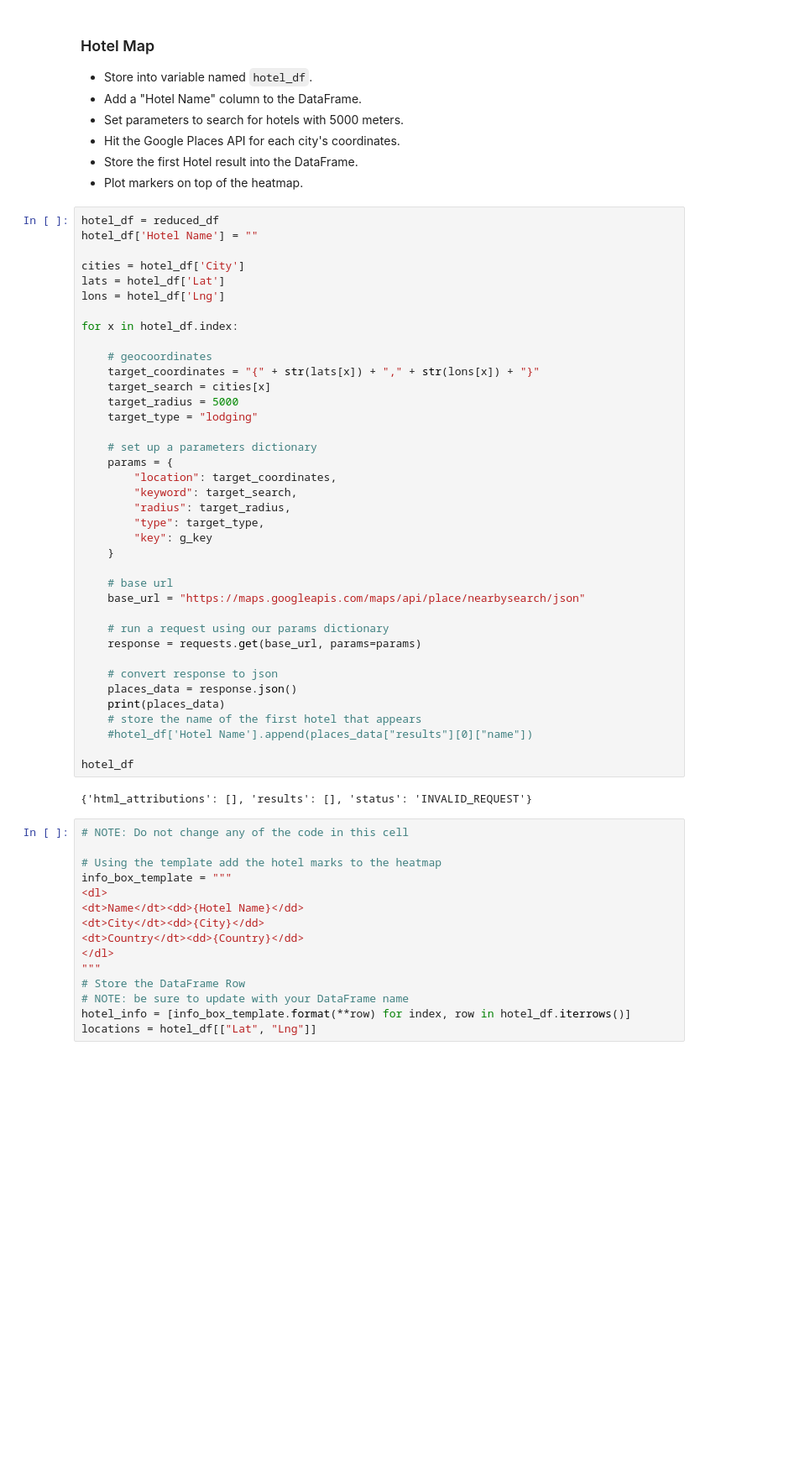
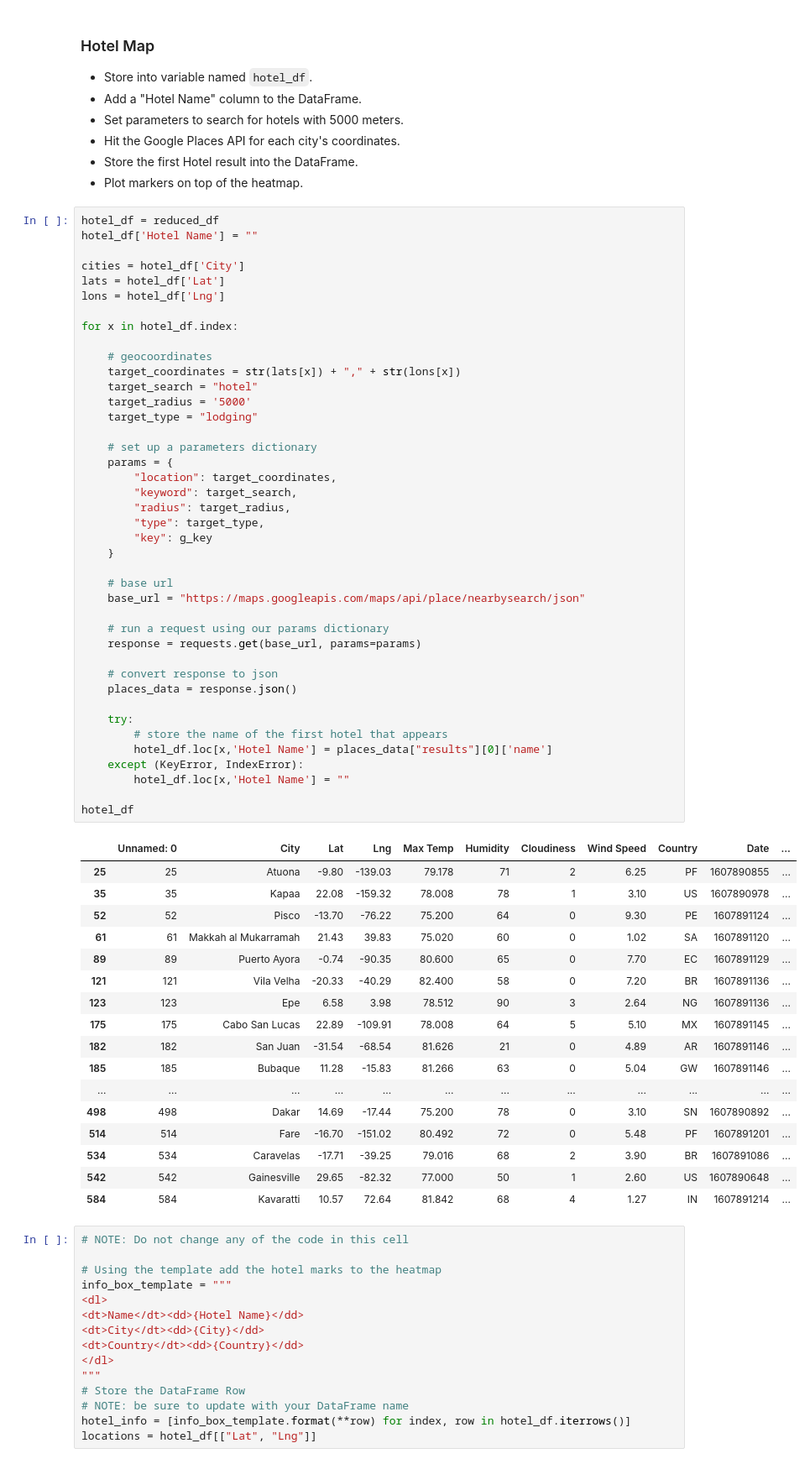
Before and after one commit to ese12880/API-challenge, a Jupyter notebook: analysis/VacationPy.ipynb, the cells around one changed output. Shown at 84% size. Drawn from its saved outputs; the diff is of its cells as text; blank space fills up the shorter version.

```diff
--- a/analysis/VacationPy.ipynb
+++ b/analysis/VacationPy.ipynb
@@ -106,40 +106,59 @@ hotel_df['Hotel Name'] = ""
 
 cities = hotel_df['City']
 lats = hotel_df['Lat']
 lons = hotel_df['Lng']
 
 for x in hotel_df.index:
 
     # geocoordinates
-    target_coordinates = "{" + str(lats[x]) + "," + str(lons[x]) + "}"
-    target_search = cities[x]
-    target_radius = 5000
+    target_coordinates = str(lats[x]) + "," + str(lons[x])
+    target_search = "hotel"
+    target_radius = '5000'
     target_type = "lodging"
 
     # set up a parameters dictionary
     params = {
         "location": target_coordinates,
         "keyword": target_search,
         "radius": target_radius,
         "type": target_type,
         "key": g_key
     }
 
     # base url
     base_url = "https://maps.googleapis.com/maps/api/place/nearbysearch/json"
 
     # run a request using our params dictionary
     response = requests.get(base_url, params=params)
 
     # convert response to json
     places_data = response.json()
-    print(places_data)
-    # store the name of the first hotel that appears
-    #hotel_df['Hotel Name'].append(places_data["results"][0]["name"])
+
+    try:
+        # store the name of the first hotel that appears
+        hotel_df.loc[x,'Hotel Name'] = places_data["results"][0]['name']
+    except (KeyError, IndexError):
+        hotel_df.loc[x,'Hotel Name'] = ""
 
 hotel_df
 # %% [output]
-{'html_attributions': [], 'results': [], 'status': 'INVALID_REQUEST'}
+|  | Unnamed: 0 | City | Lat | Lng | Max Temp | Humidity | Cloudiness | Wind Speed | Country | Date | ... |
+| 25 | 25 | Atuona | -9.80 | -139.03 | 79.178 | 71 | 2 | 6.25 | PF | 1607890855 | ... |
+| 35 | 35 | Kapaa | 22.08 | -159.32 | 78.008 | 78 | 1 | 3.10 | US | 1607890978 | ... |
+| 52 | 52 | Pisco | -13.70 | -76.22 | 75.200 | 64 | 0 | 9.30 | PE | 1607891124 | ... |
+| 61 | 61 | Makkah al Mukarramah | 21.43 | 39.83 | 75.020 | 60 | 0 | 1.02 | SA | 1607891120 | ... |
+| 89 | 89 | Puerto Ayora | -0.74 | -90.35 | 80.600 | 65 | 0 | 7.70 | EC | 1607891129 | ... |
+| 121 | 121 | Vila Velha | -20.33 | -40.29 | 82.400 | 58 | 0 | 7.20 | BR | 1607891136 | ... |
+| 123 | 123 | Epe | 6.58 | 3.98 | 78.512 | 90 | 3 | 2.64 | NG | 1607891136 | ... |
+| 175 | 175 | Cabo San Lucas | 22.89 | -109.91 | 78.008 | 64 | 5 | 5.10 | MX | 1607891145 | ... |
+| 182 | 182 | San Juan | -31.54 | -68.54 | 81.626 | 21 | 0 | 4.89 | AR | 1607891146 | ... |
+| 185 | 185 | Bubaque | 11.28 | -15.83 | 81.266 | 63 | 0 | 5.04 | GW | 1607891146 | ... |
+| ... | ... | ... | ... | ... | ... | ... | ... | ... | ... | ... | ... |
+| 498 | 498 | Dakar | 14.69 | -17.44 | 75.200 | 78 | 0 | 3.10 | SN | 1607890892 | ... |
+| 514 | 514 | Fare | -16.70 | -151.02 | 80.492 | 72 | 0 | 5.48 | PF | 1607891201 | ... |
+| 534 | 534 | Caravelas | -17.71 | -39.25 | 79.016 | 68 | 2 | 3.90 | BR | 1607891086 | ... |
+| 542 | 542 | Gainesville | 29.65 | -82.32 | 77.000 | 50 | 1 | 2.60 | US | 1607890648 | ... |
+| 584 | 584 | Kavaratti | 10.57 | 72.64 | 81.842 | 68 | 4 | 1.27 | IN | 1607891214 | ... |
 # %%
 # NOTE: Do not change any of the code in this cell
 
```
Also changed, not shown: parts of 1 cell of this notebook, 1 other file.
